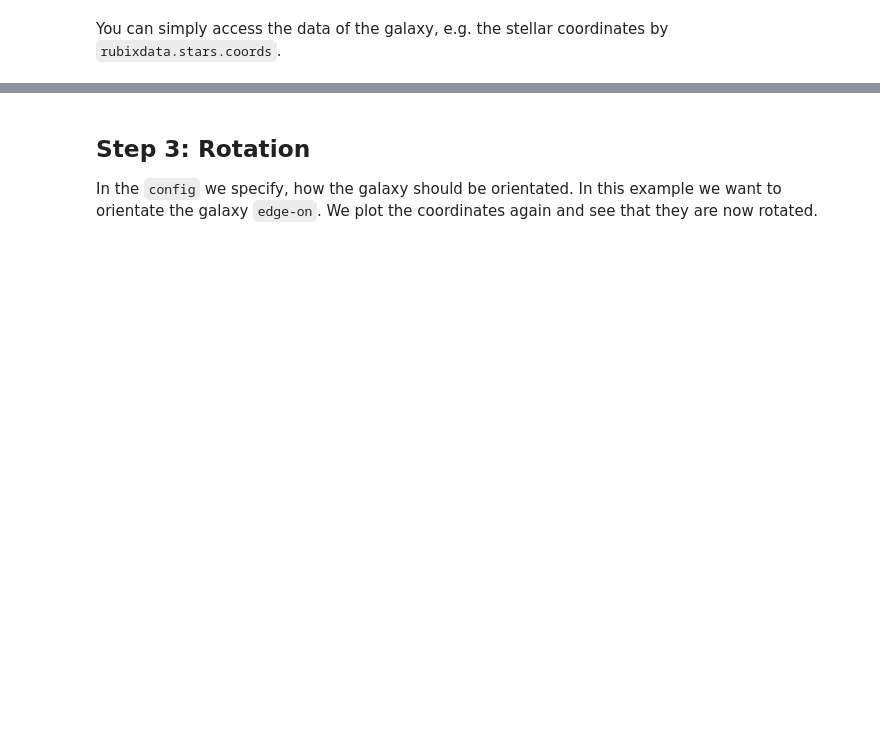
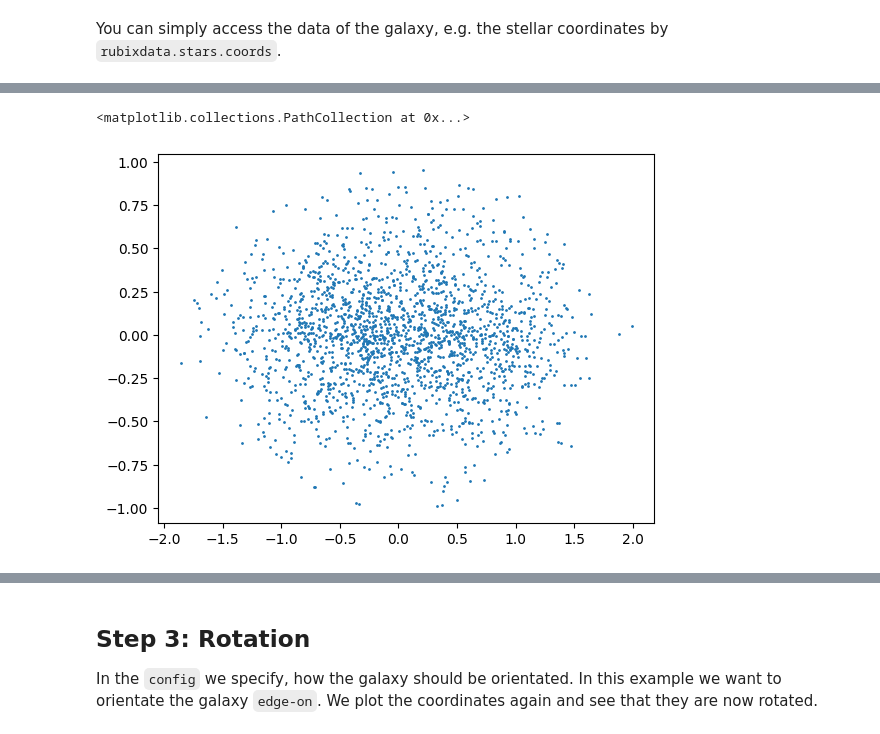
Before and after one commit to AstroAI-Lab/rubix, a Jupyter notebook: notebooks/rubix_pipeline_stepwise.ipynb, the cells around one changed output, grey strips where cells are left out. Cells and saved outputs as stored; diff of their text form; code cells hidden in the pictures; blank space fills up the shorter version.

```diff
--- a/notebooks/rubix_pipeline_stepwise.ipynb
+++ b/notebooks/rubix_pipeline_stepwise.ipynb
@@ -35,4 +35,8 @@ For the `config` you can choose the following options:
 - `galaxy - dist_z`: specify at which redshift the mock-galaxy is observed
 - `galaxy - rotation`: specify the orientation of the galaxy. You can set the types edge-on or face-on or specify the angles alpha, beta and gamma as rotations around x-, y- and z-axis
 - `ssp - template`: specify the simple stellar population lookup template to get the stellar spectrum for each stars particle. In RUBIX frequently "BruzualCharlot2003" is used.
+# %%
+galaxy_id = "g2.79e12"
+component = "Bar"
+split_file = "./data/gsf/g2.79e12.01024.halo_1.align_with_star.star.gmm_on_jzjcjpjcexyz.scikit_gmm_full_5clusters_white.decontaminated.split_bulge_in_two.dat"
 # %%
@@ -113,0 +162,5 @@ plt.scatter(rubixdata.stars.coords[:,0], rubixdata.stars.coords[:,1], s=1)
+# %%
+plt.scatter(rubixdata.stars.coords[:,0], rubixdata.stars.coords[:,2], s=1)
+# %% [output]
+<matplotlib.collections.PathCollection at 0x...>
+[figure, added]
```
Also changed, not shown: parts of 12 cells of this notebook, 11 other files.
